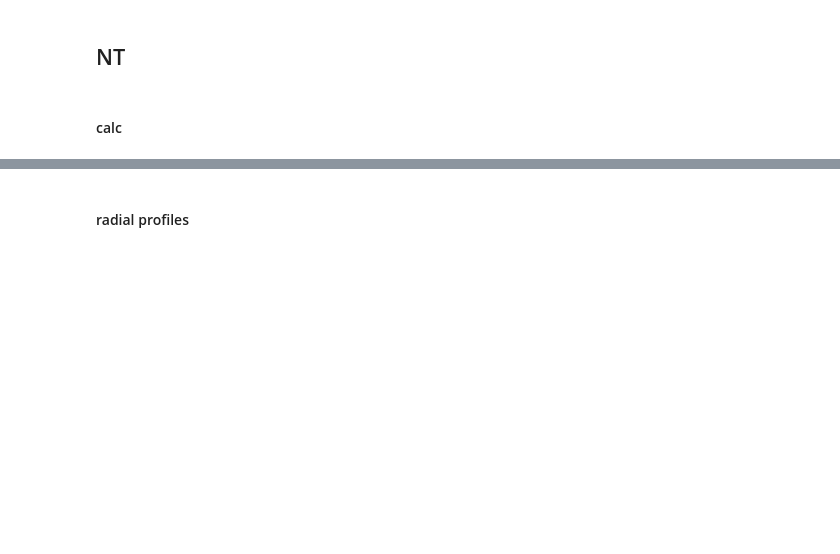
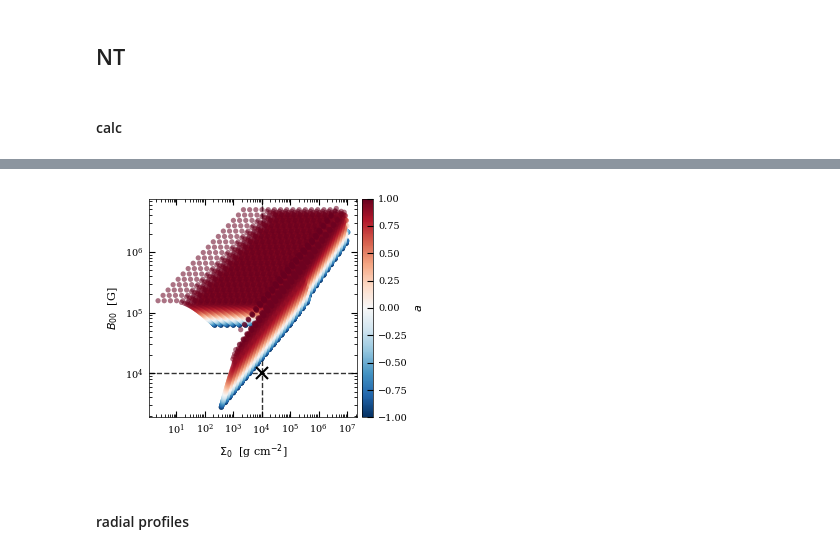
Before and after one commit to mauroghira/iuss_thesis, a Jupyter notebook: AEI_final.ipynb, the cells around one changed output, grey strips where cells are left out. Saved outputs shown, nothing was run; the diff lists cells and outputs as text; code cells hidden in the pictures; blank space fills up the shorter version.

```diff
--- a/AEI_final.ipynb
+++ b/AEI_final.ipynb
@@ -956,8 +714,56 @@ def scatter_bisco_sigma(df, stage='pass_wkb',
-# %%
-# una volta sola — arricchisce il dataframe
-all_nt[1] = add_isco_values(all_nt[1])
-
-# poi il plot è istantaneo, nessun ricalcolo
-fig = scatter_bisco_sigma(all_nt[1], stage='pass_wkb', ref_B=1e4, ref_S=1e4)
+# %%
+cmap='RdBu_r'
+alpha_pt=0.55
+s_pt=14
+figsize=(3.4, 2.9)
+outdir='aei_2'
+
+df_plot = all_nt[mm]
+
+a_vals  = df_plot['a'].values
+S_vals  = df_plot['Sigma0'].values
+B_vals  = df_plot['B00'].values
+
+# colour mapped on spin: symmetric range [-1, 1]
+norm = Normalize(vmin=-1.0, vmax=1.0)
+cm   = plt.get_cmap(cmap)
+
+# ── figure ────────────────────────────────────────────────────────────
+fig, ax = plt.subplots(figsize=figsize)
+
+sc = ax.scatter(S_vals, B_vals,
+                c=a_vals, cmap=cm, norm=norm,
+                s=s_pt, alpha=alpha_pt,
+                linewidths=0, rasterized=True, zorder=3)
+
+cb = plt.colorbar(ScalarMappable(norm=norm, cmap=cm), ax=ax, pad=0.02)
+cb.set_label(r'$a$')
+
+# ── reference lines / cross ───────────────────────────────────────────
+ax.axvline(SIGMA0_REF, color='black', ls='--', lw=1, alpha=0.8)
+ax.axhline(B00_REF, color='black', ls='--', lw=1, alpha=0.8)
+ax.plot(SIGMA0_REF, B00_REF, 'kx', ms=8, mew=1.5, zorder=4)
+
+ax.set_xscale('log')
+ax.set_yscale('log')
+ax.set_xlabel(r'$\Sigma_0$  [g cm$^{-2}$]')
+ax.set_ylabel(r'$B_{\rm 00}$  [G]')
+
+stage_labels = {
+    'pass_shear': r'$dQ/dr > 0$',
+    'pass_beta':  r'$dQ/dr > 0$ + $\beta \leq 1$',
+    'pass_wkb':   r'all checks (+ WKB cavity)',
+}
+
+plt.tight_layout()
+
+# ── save ──────────────────────────────────────────────────────────────
+for ext in ('pdf', 'png'):
+    fpath = f'{outdir}/scatter_bisco_sigma_NT.{ext}'
+    plt.savefig(fpath, bbox_inches='tight', dpi=150)
+
+plt.show()
+# %% [output]
+[figure, added]
 # %% [markdown]
 #### radial profiles
```
Also changed, not shown: parts of 26 cells of this notebook, 23 other files.
